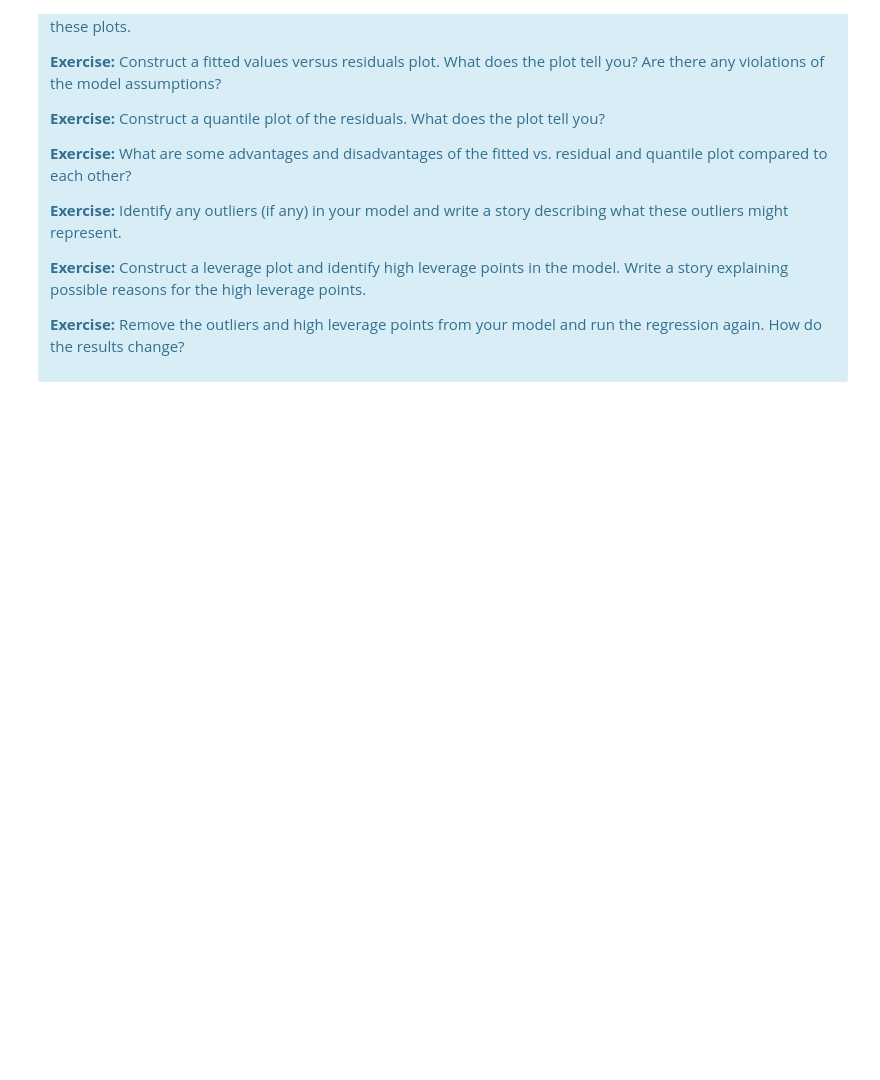
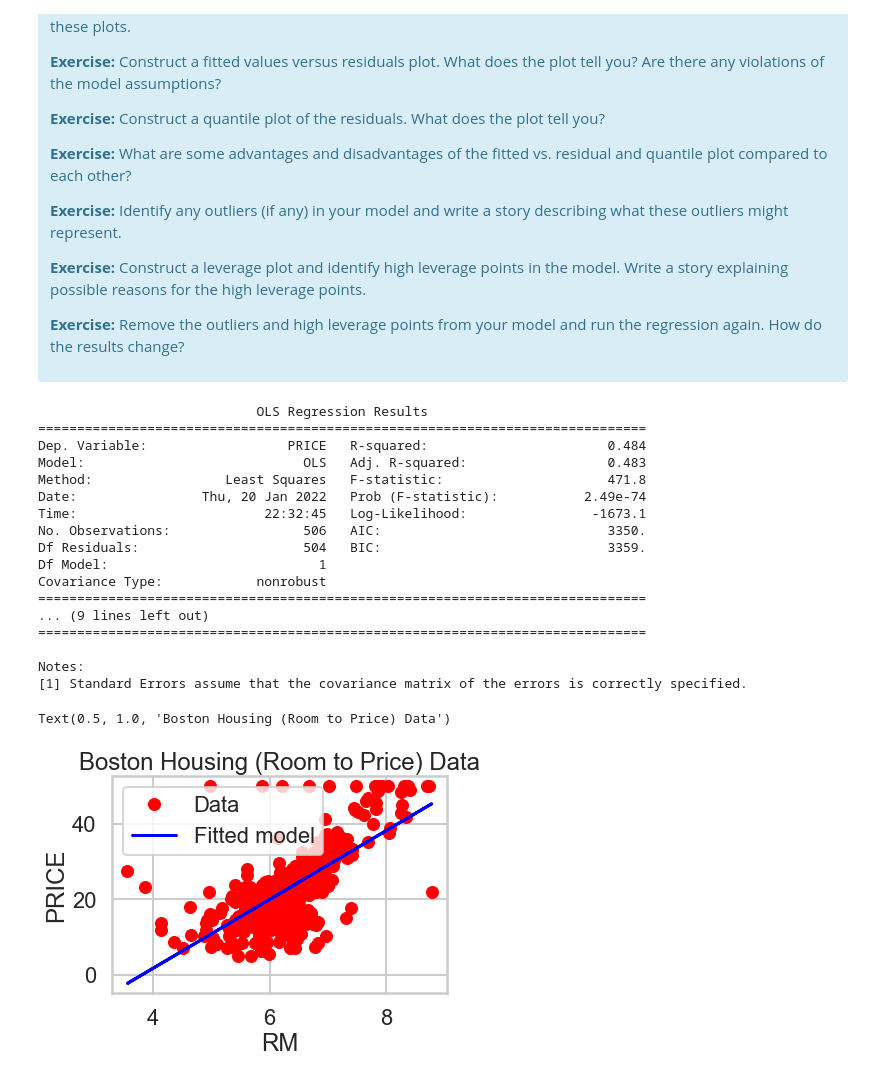
Before and after one commit to amtsatterfield/mec-mini-projects, a Jupyter notebook: mec-11.4.1-linear-regression-mini-project/Mini_Project_Linear_Regression.ipynb, the cells around one changed output. Drawn from its saved outputs; the diff is of its cells as text; code cells hidden in the pictures; blank space fills up the shorter version.

```diff
--- a/mec-11.4.1-linear-regression-mini-project/Mini_Project_Linear_Regression.ipynb
+++ b/mec-11.4.1-linear-regression-mini-project/Mini_Project_Linear_Regression.ipynb
@@ -945,0 +939,30 @@ print(m.summary())
+# %%
+# Your turn.
+m = ols('PRICE ~ RM',bos).fit()
+print(m.summary())
+plt.plot(bos['RM'], bos['PRICE'], 'ro')
+plt.plot(bos['RM'], m.fittedvalues, 'b')
+plt.legend(['Data', 'Fitted model'])
+plt.xlabel('RM')
+plt.ylabel('PRICE')
+plt.title('Boston Housing (Room to Price) Data')
+# %% [output]
+                            OLS Regression Results
+==============================================================================
+Dep. Variable:                  PRICE   R-squared:                       0.484
+Model:                            OLS   Adj. R-squared:                  0.483
+Method:                 Least Squares   F-statistic:                     471.8
+Date:                Thu, 20 Jan 2022   Prob (F-statistic):           2.49e-74
+Time:                        22:32:45   Log-Likelihood:                -1673.1
+No. Observations:                 506   AIC:                             3350.
+Df Residuals:                     504   BIC:                             3359.
+Df Model:                           1
+Covariance Type:            nonrobust
+==============================================================================
+... (9 lines left out)
+==============================================================================
+
+Notes:
+[1] Standard Errors assume that the covariance matrix of the errors is correctly specified.
+Text(0.5, 1.0, 'Boston Housing (Room to Price) Data')
+[figure, added]
```
Also changed, not shown: parts of 19 cells of this notebook.
